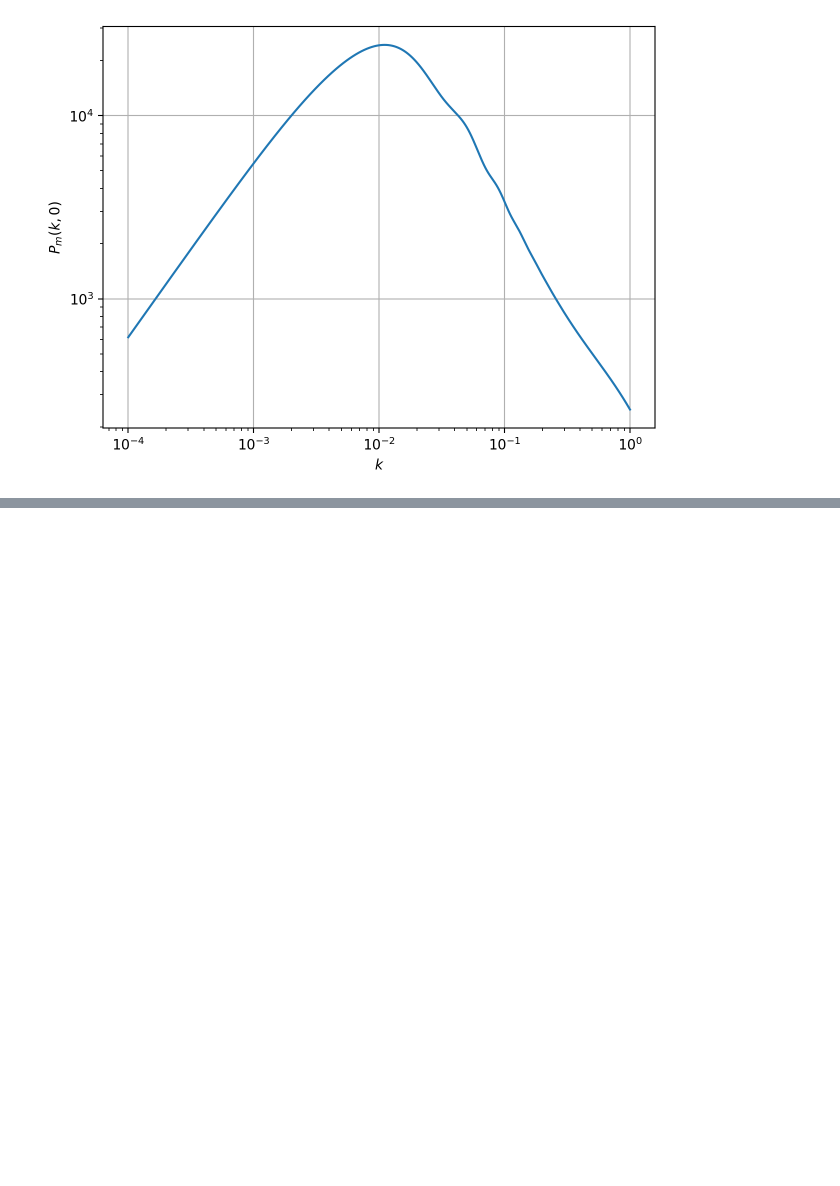
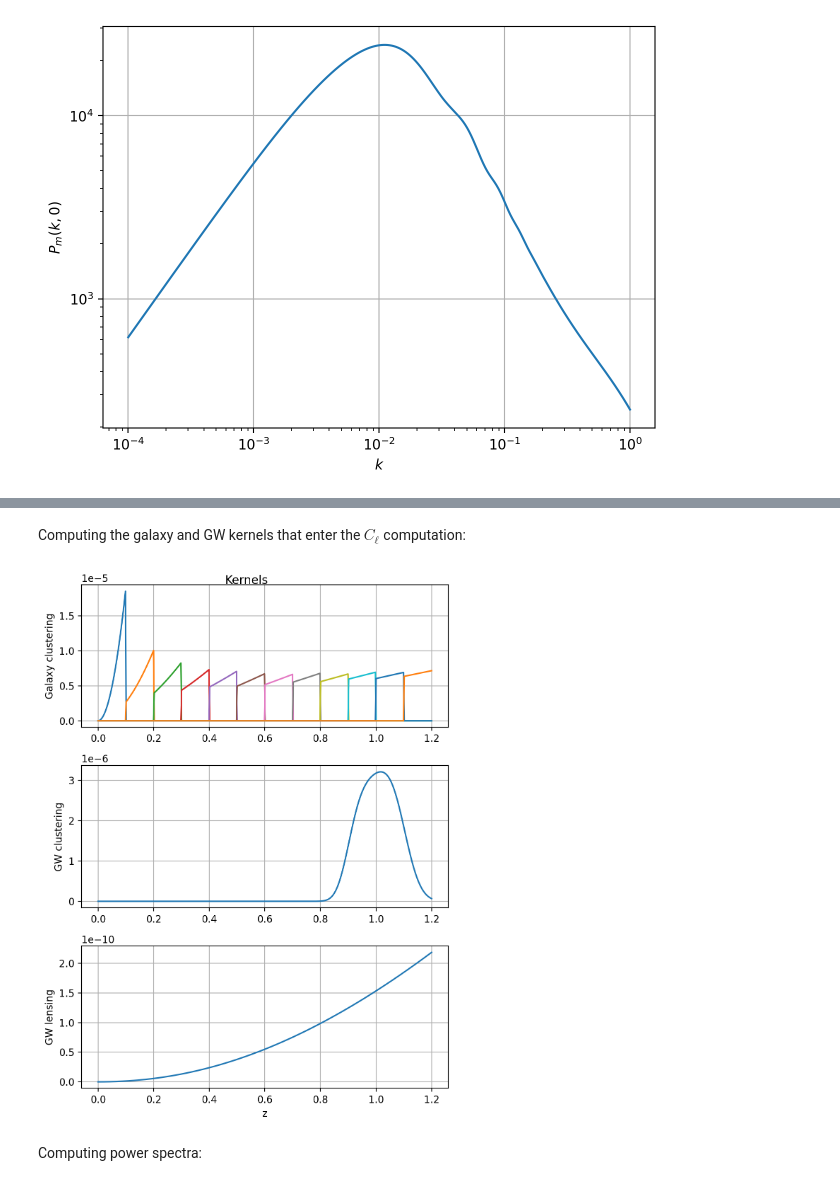
Before and after one commit to binado/cross-correlations-lab, a Jupyter notebook: cross-correlations.ipynb, the cells around one changed output, grey strips where cells are left out. Saved outputs shown, nothing was run; the diff lists cells and outputs as text; code cells hidden in the pictures; blank space fills up the shorter version.

```diff
--- a/cross-correlations.ipynb
+++ b/cross-correlations.ipynb
@@ -50,0 +103,27 @@ AttributeError: 'FlatLambdaCDM' object has no attribute 'comomving_distance'
+# %% [markdown]
+Computing the galaxy and GW kernels that enter the $C_\ell$ computation:
+# %%
+fig, (ax1, ax2, ax3) = plt.subplots(3, 1, figsize=(6, 8))
+for i, zbin in enumerate(g_bins):
+    kernel = g_tracer.compute_kernel_functions(zbin, z, cosmology)
+    ax1.plot(z, kernel[0, :], label=f'Bin {i + 1}')
+
+gw_kernel = gw_tracer.compute_kernel_functions(gw_bin, z, cosmology)
+ax2.plot(z, gw_kernel[0, :])
+ax3.plot(z, gw_kernel[1, :])
+
+ax1.grid()
+ax2.grid()
+ax3.grid()
+ax1.set_ylabel('Galaxy clustering')
+ax2.set_ylabel('GW clustering')
+ax3.set_ylabel('GW lensing')
+#ax1.legend()
+ax3.set_xlabel('z')
+fig.tight_layout()
+fig.suptitle('Kernels')
+plt.show()
+# %% [output]
+[figure, added]
+# %% [markdown]
+Computing power spectra:
```
Also changed, not shown: parts of 12 cells of this notebook.
